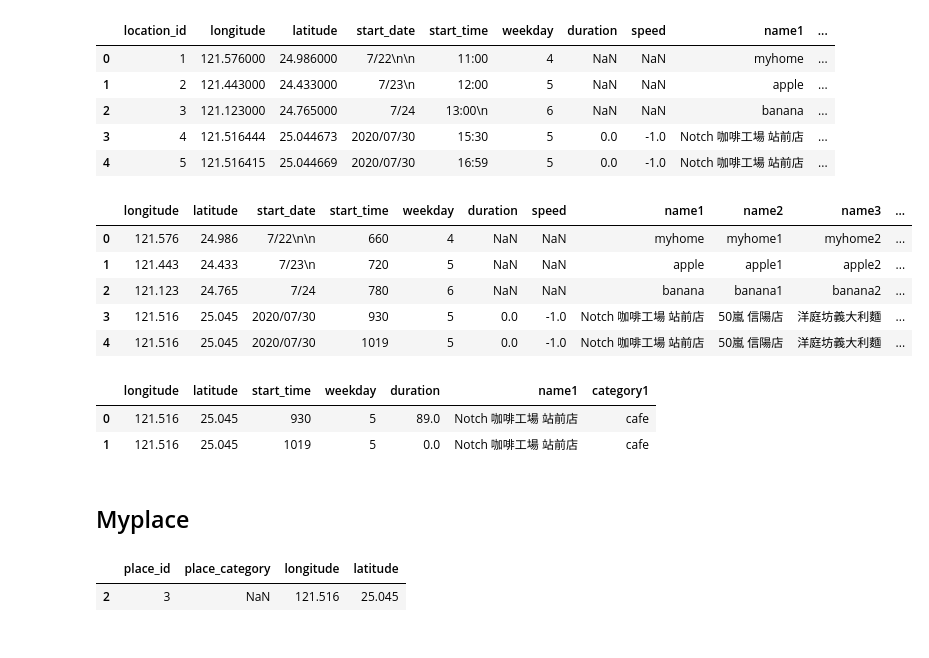
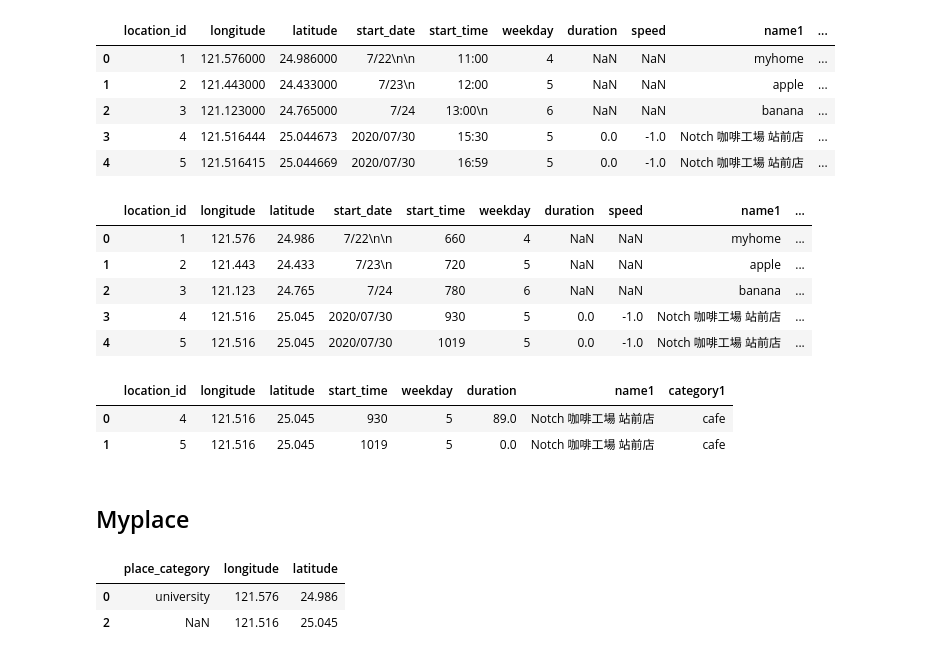
Before and after one commit to yuchieh0130/chchboss, a Jupyter notebook: CategoryPrediction_RandomForest.ipynb, the cells around one changed output. Saved outputs shown, nothing was run; the diff lists cells and outputs as text; code cells hidden in the pictures.

```diff
--- a/CategoryPrediction_RandomForest.ipynb
+++ b/CategoryPrediction_RandomForest.ipynb
@@ -159,25 +159,25 @@ location.head()
 | 3 | 4 | 121.516444 | 25.044673 | 2020/07/30 | 15:30 | 5 | 0.0 | -1.0 | Notch 咖啡工場 站前店 | ... |
 | 4 | 5 | 121.516415 | 25.044669 | 2020/07/30 | 16:59 | 5 | 0.0 | -1.0 | Notch 咖啡工場 站前店 | ... |
 # %%
-stopLoc = location.drop(['location_id','category2','category3','category4','category5'], 1)
+stopLoc = location.drop(['category2','category3','category4','category5'], 1)
 
 def string_to_mins(ts):
     a = int(ts.split(':')[0])
     b = int(ts.split(':')[1])
     c = a*60 + b
     return c
 
 stopLoc['start_time'] = pd.to_datetime(stopLoc['start_time'], format='%H:%M', errors='ignore').apply(string_to_mins)
 stopLoc['longitude'] = round(stopLoc['longitude'],3)
 stopLoc['latitude'] = round(stopLoc['latitude'],3)
 stopLoc.head()
 # %% [output]
-|  | longitude | latitude | start_date | start_time | weekday | duration | speed | name1 | name2 | name3 | ... |
-| 0 | 121.576 | 24.986 | 7/22\n\n | 660 | 4 | NaN | NaN | myhome | myhome1 | myhome2 | ... |
-| 1 | 121.443 | 24.433 | 7/23\n | 720 | 5 | NaN | NaN | apple | apple1 | apple2 | ... |
-| 2 | 121.123 | 24.765 | 7/24 | 780 | 6 | NaN | NaN | banana | banana1 | banana2 | ... |
-| 3 | 121.516 | 25.045 | 2020/07/30 | 930 | 5 | 0.0 | -1.0 | Notch 咖啡工場 站前店 | 50嵐 信陽店 | 洋庭坊義大利麵 | ... |
-| 4 | 121.516 | 25.045 | 2020/07/30 | 1019 | 5 | 0.0 | -1.0 | Notch 咖啡工場 站前店 | 50嵐 信陽店 | 洋庭坊義大利麵 | ... |
+|  | location_id | longitude | latitude | start_date | start_time | weekday | duration | speed | name1 | ... |
+| 0 | 1 | 121.576 | 24.986 | 7/22\n\n | 660 | 4 | NaN | NaN | myhome | ... |
+| 1 | 2 | 121.443 | 24.433 | 7/23\n | 720 | 5 | NaN | NaN | apple | ... |
+| 2 | 3 | 121.123 | 24.765 | 7/24 | 780 | 6 | NaN | NaN | banana | ... |
+| 3 | 4 | 121.516 | 25.045 | 2020/07/30 | 930 | 5 | 0.0 | -1.0 | Notch 咖啡工場 站前店 | ... |
+| 4 | 5 | 121.516 | 25.045 | 2020/07/30 | 1019 | 5 | 0.0 | -1.0 | Notch 咖啡工場 站前店 | ... |
 # %%
 #delete trivial data
 dropList = []
@@ -201,12 +201,12 @@ stopLoc = stopLoc.reset_index(drop = True)
 dropList = []
 for row in range(0,len(stopLoc)-1):
 
-    if stopLoc.iloc[row+1,2] == stopLoc.iloc[row,2]:
-        stopLoc.iloc[row,5] = stopLoc.iloc[row+1,3] - stopLoc.iloc[row,3]
+    if stopLoc.iloc[row+1,3] == stopLoc.iloc[row,3]:
+        stopLoc.iloc[row,6] = stopLoc.iloc[row+1,4] - stopLoc.iloc[row,4]
     else:
-        stopLoc.iloc[row,5] = stopLoc.iloc[row+1,3] + 1440 - stopLoc.iloc[row,3]
+        stopLoc.iloc[row,6] = stopLoc.iloc[row+1,4] + 1440 - stopLoc.iloc[row,4]
 
-    if stopLoc.iloc[row,5] < 10:
+    if stopLoc.iloc[row,6] < 10:
         dropList.append(row)
 
 stopLoc = stopLoc.drop(dropList)
@@ -214,22 +214,24 @@ stopLoc = stopLoc.reset_index(drop = True)
 stopLoc = stopLoc.drop(['start_date','name2','name3','name4','name5','speed'], 1)
 stopLoc
 # %% [output]
-|  | longitude | latitude | start_time | weekday | duration | name1 | category1 |
-| 0 | 121.516 | 25.045 | 930 | 5 | 89.0 | Notch 咖啡工場 站前店 | cafe |
-| 1 | 121.516 | 25.045 | 1019 | 5 | 0.0 | Notch 咖啡工場 站前店 | cafe |
+|  | location_id | longitude | latitude | start_time | weekday | duration | name1 | category1 |
+| 0 | 4 | 121.516 | 25.045 | 930 | 5 | 89.0 | Notch 咖啡工場 站前店 | cafe |
+| 1 | 5 | 121.516 | 25.045 | 1019 | 5 | 0.0 | Notch 咖啡工場 站前店 | cafe |
 # %% [markdown]
 ## Myplace
 # %%
 savedplace = pd.read_csv("savedPlace.csv")
 savedplace['place_longitude'] = round(saveplace['place_longitude'],3)
 savedplace['place_latitude'] = round(saveplace['place_latitude'],3)
-savedplace = savedplace.loc[savedplace['my_place'] == 1]
-savedplace = savedplace.drop(['place_name','my_place'],1)
+#savedplace = savedplace.loc[savedplace['my_place'] == 1]
+savedplace = savedplace.drop(['place_name','my_place','place_id'],1)
 savedplace = savedplace.rename(columns={"place_longitude": "longitude", "place_latitude": "latitude"})
+savedplace = savedplace.drop_duplicates(subset=['longitude', 'latitude'], keep='last')
 savedplace.head()
 # %% [output]
-|  | place_id | place_category | longitude | latitude |
-| 2 | 3 | NaN | 121.516 | 25.045 |
+|  | place_category | longitude | latitude |
+| 0 | university | 121.576 | 24.986 |
+| 2 | NaN | 121.516 | 25.045 |
 # %%
 stopLoc = pd.merge(stopLoc, savedplace, how='left', on=['longitude','latitude'])
 stopLoc
```
Also changed, not shown: parts of 3 cells of this notebook, 1 other file.
